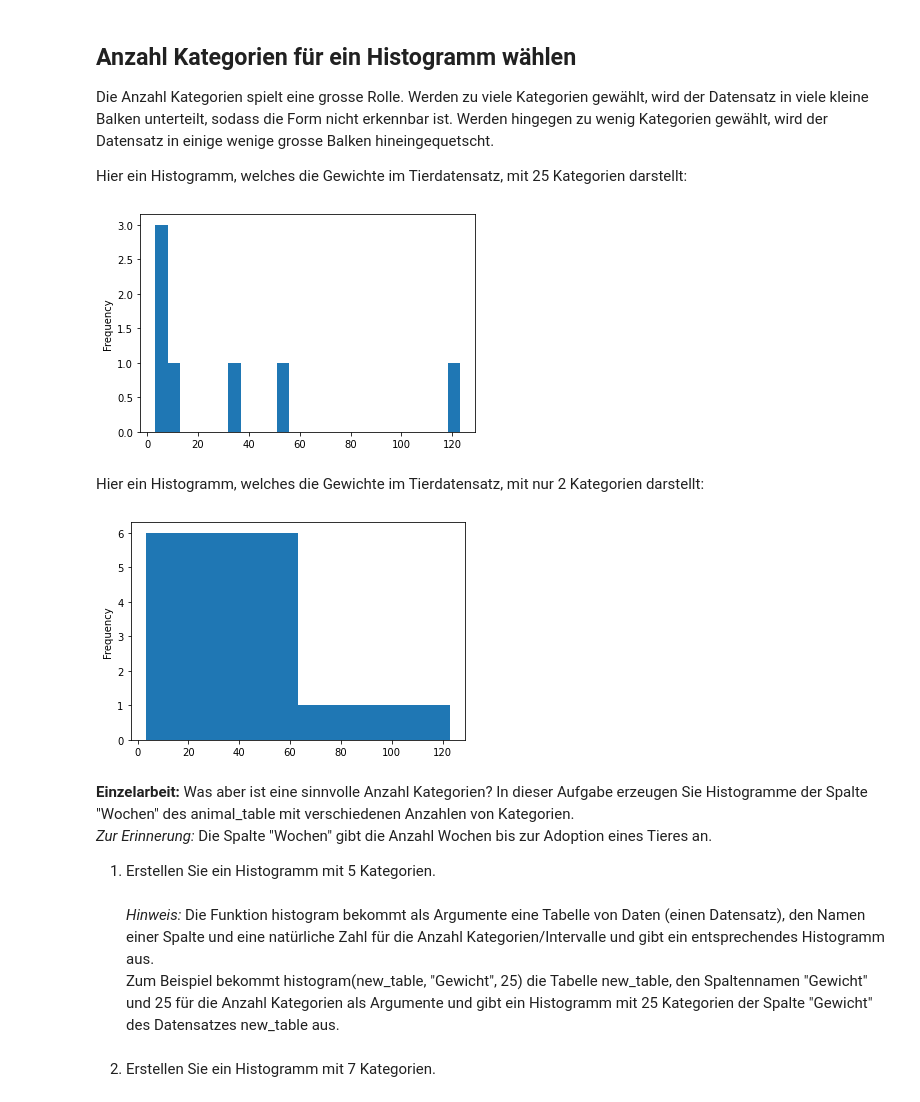
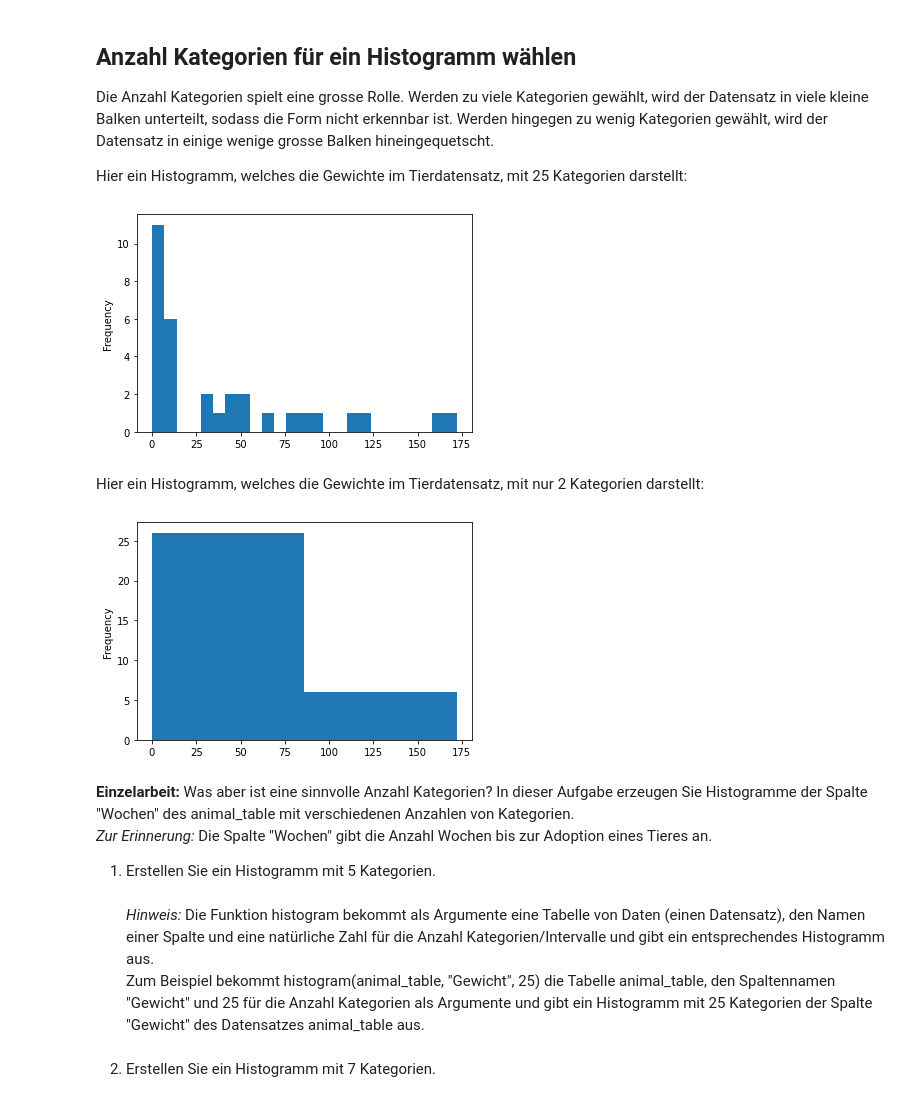
Before and after one commit to andreasstoll/Notebooks_Arbeit, a Jupyter notebook: _7_Histogramme.ipynb, the cells around one changed output. Saved outputs shown, nothing was run; the diff lists cells and outputs as text; code cells hidden in the pictures.

Commit message:
Korektur in Histogramm

```diff
--- a/_7_Histogramme.ipynb
+++ b/_7_Histogramme.ipynb
@@ -110,26 +110,26 @@ Hier ein Histogramm, welches die Gewichte im Tierdatensatz, mit 25 Kategorien da
 # %%
 # Zu viele Kategorien
 
 from charts import histogram
-histogram(new_table, "Gewicht", 25)
+histogram(animal_table, "Gewicht", 25)
 # %% [output]
-[figure, old version]
+[figure, new version]
 # %% [markdown]
 Hier ein Histogramm, welches die Gewichte im Tierdatensatz, mit nur 2 Kategorien darstellt:
 # %%
 # Zu wenig Kategorien
 
 from charts import histogram
-histogram(new_table, "Gewicht", 2)
+histogram(animal_table, "Gewicht", 2)
 # %% [output]
-[figure, old version]
+[figure, new version]
 # %% [markdown]
 **Einzelarbeit:** Was aber ist eine sinnvolle Anzahl Kategorien? In dieser Aufgabe erzeugen Sie Histogramme der Spalte "Wochen" des animal_table mit verschiedenen Anzahlen von Kategorien. <br>
 *Zur Erinnerung:* Die Spalte "Wochen" gibt die Anzahl Wochen bis zur Adoption eines Tieres an.
 
 1. Erstellen Sie ein Histogramm mit 5 Kategorien. <br><br>
 *Hinweis:* Die Funktion histogram bekommt als Argumente eine Tabelle von Daten (einen Datensatz), den Namen einer Spalte und eine natürliche Zahl für die Anzahl Kategorien/Intervalle und gibt ein entsprechendes Histogramm aus. <br>
-Zum Beispiel bekommt histogram(new_table, "Gewicht", 25) die Tabelle new_table, den Spaltennamen "Gewicht" und 25 für die Anzahl Kategorien als Argumente und gibt ein Histogramm mit 25 Kategorien der Spalte "Gewicht" des Datensatzes new_table aus.
+Zum Beispiel bekommt histogram(animal_table, "Gewicht", 25) die Tabelle animal_table, den Spaltennamen "Gewicht" und 25 für die Anzahl Kategorien als Argumente und gibt ein Histogramm mit 25 Kategorien der Spalte "Gewicht" des Datensatzes animal_table aus.
 # %%
 # Hier kommt Ihr Code hin.
 # %% [markdown]
```
